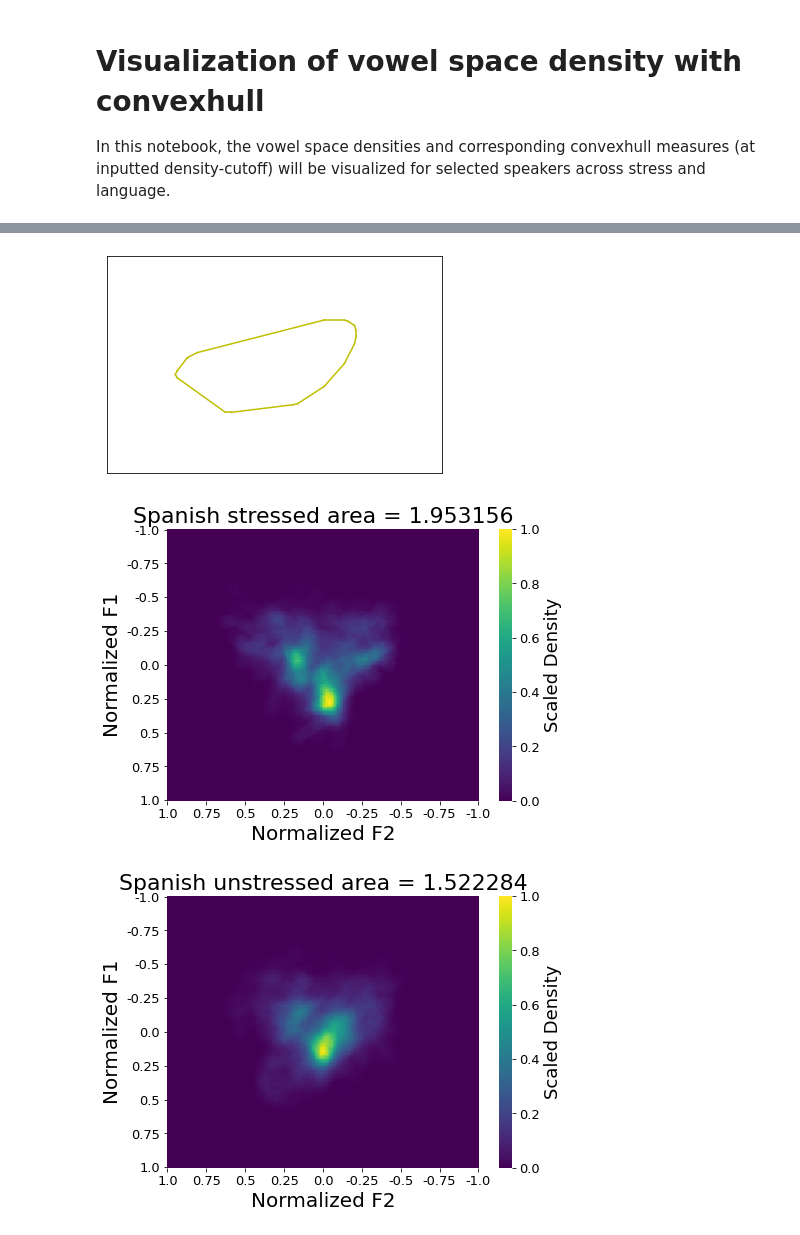
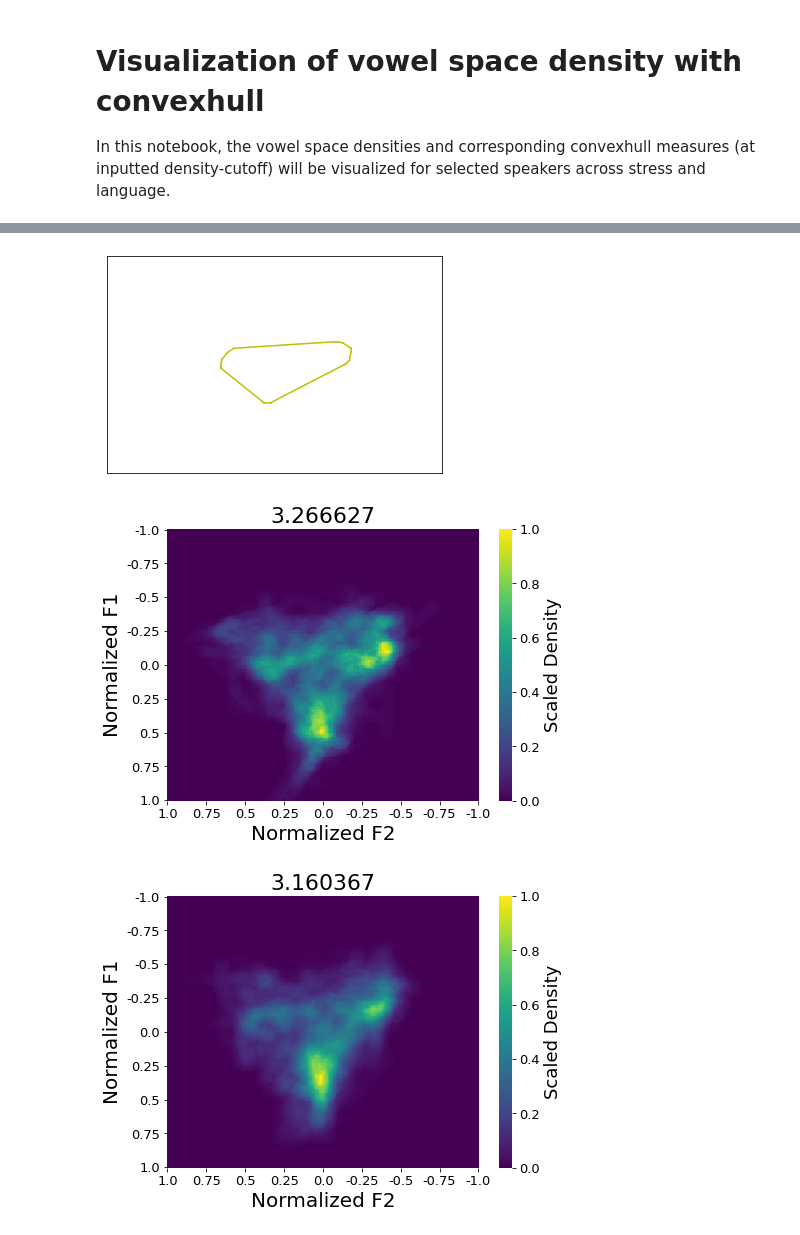
Before and after one commit to anniehelms/vsa_langdom, a Jupyter notebook: 06_visualization.ipynb, the cells around one changed output, grey strips where cells are left out. Cells and saved outputs as stored; diff of their text form; code cells hidden in the pictures.

```diff
--- a/06_visualization.ipynb
+++ b/06_visualization.ipynb
@@ -196,7 +196,7 @@ def images(df, participants, vowel_column, dens_cut, language):
         cbar.ax.set_ylabel('Scaled Density', size=18)
         ax.set_xlabel('Normalized F2', fontsize = 20)
         ax.set_ylabel('Normalized F1', fontsize = 20)
-        ax.set_title('Spanish stressed area = %f' %area_stress, fontsize = 22)
+        ax.set_title('%f' %area_stress, fontsize = 22)
         ax.set_xticklabels(ax.xaxis.get_majorticklabels(), fontsize = 13)
         ax.set_yticklabels(ax.yaxis.get_majorticklabels(), fontsize = 13, rotation = 0)
         plt.savefig('figs/'+language + str(i) + '_stress.svg', format='svg', dpi=10)
@@ -212,7 +212,7 @@ def images(df, participants, vowel_column, dens_cut, language):
         cbar.ax.set_ylabel('Scaled Density', size=18)
         ax.set_xlabel('Normalized F2', fontsize = 20)
         ax.set_ylabel('Normalized F1', fontsize =20)
-        ax.set_title('Spanish unstressed area = %f' %area_unstress, fontsize = 22)
+        ax.set_title('%f' %area_unstress, fontsize = 22)
         ax.set_xticklabels(ax.xaxis.get_majorticklabels(), fontsize = 13)
         ax.set_yticklabels(ax.yaxis.get_majorticklabels(), fontsize = 13, rotation = 0)
         plt.savefig('figs/'+ language + str(i) + '_unstress.svg', format='svg', dpi=10)
@@ -248,7 +248,7 @@ def images(df, participants, vowel_column, dens_cut, language):
         plt.savefig('figs/' + language + str(i) + '_unstress_convex.svg', format='svg', dpi=10, transparent=True)
         print("Unstress convexhull saved")
 # %%
-participants = ["p122", "p126", "s002"]
+participants = ["p113", "p121"]
 images(spa, participants, "Vowel", 0.25, "spa")
 # %% [output]
 Removal of outliers:
@@ -274,3 +277,3 @@ Unstress convexhull saved
-[figure, old version]
+[figure, new version]
-[figure, old version]
+[figure, new version]
-[figure, old version]
+[figure, new version]
```
Also changed, not shown: parts of 2 cells of this notebook, 17 other files.
